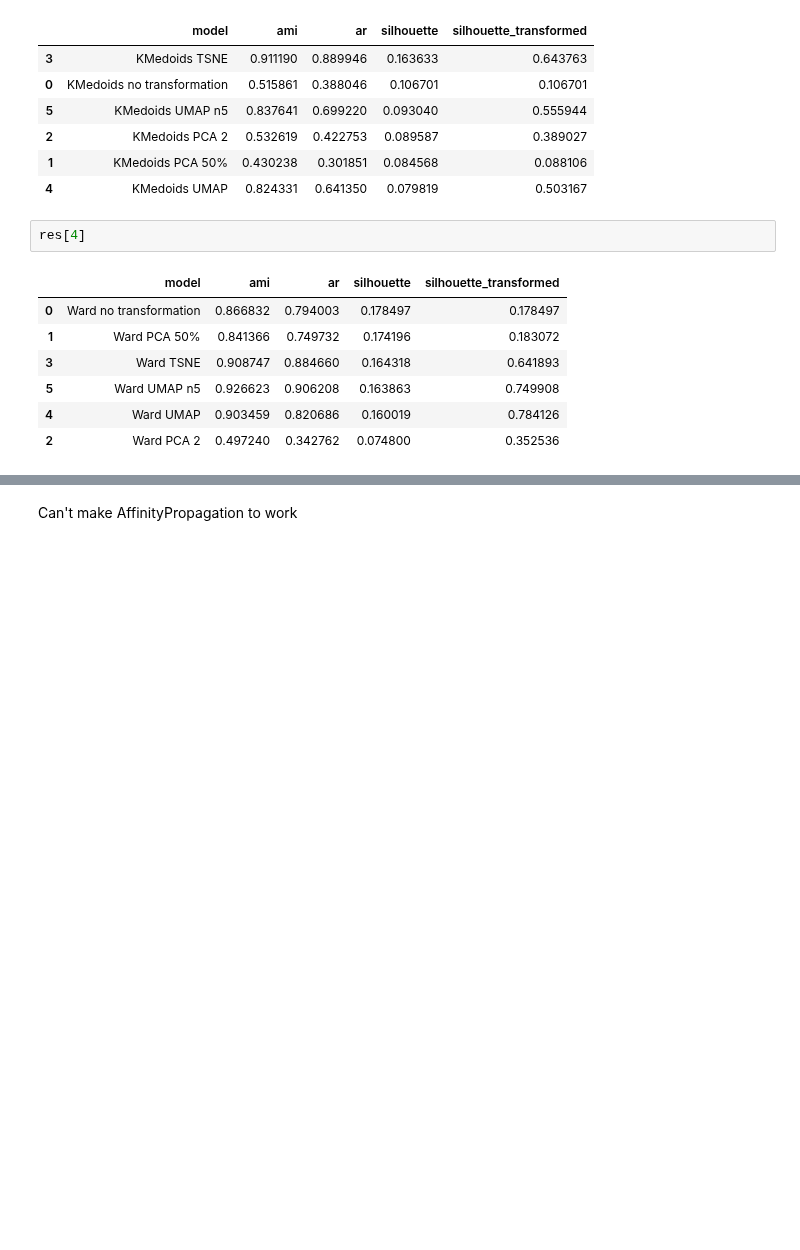
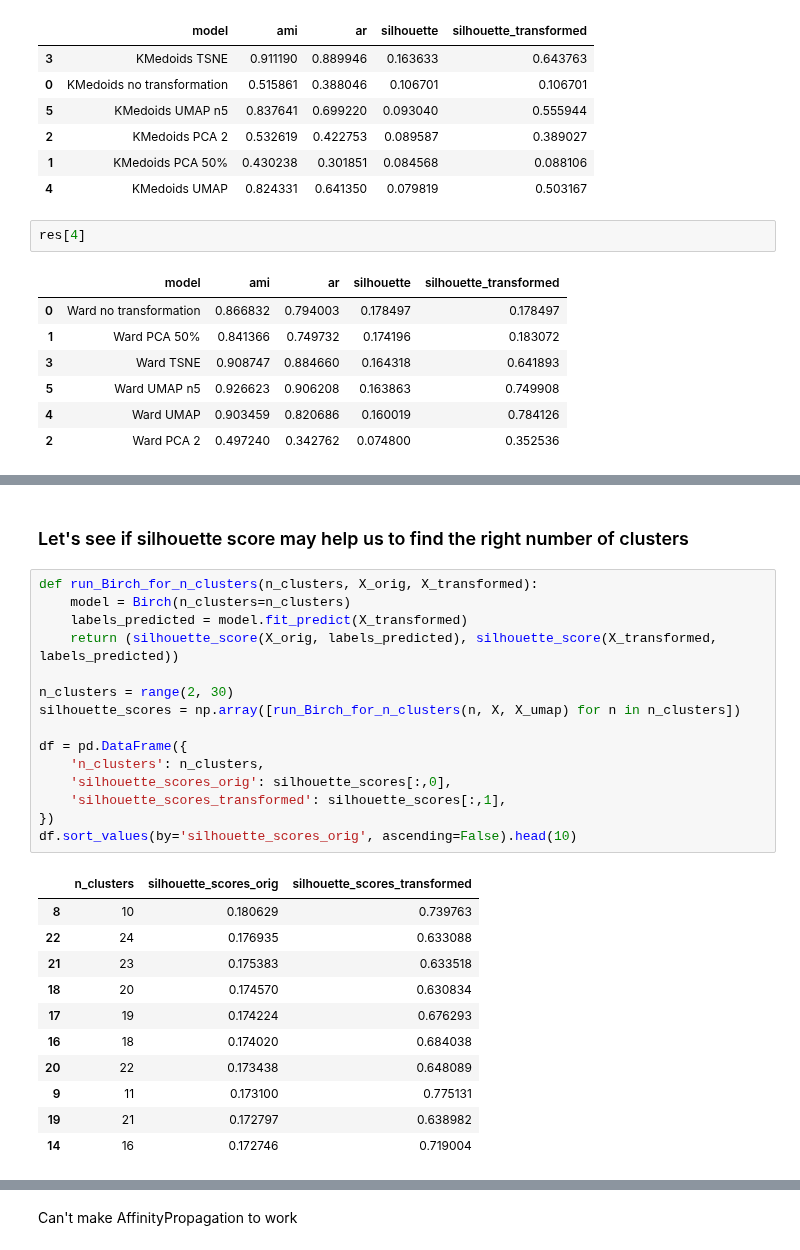
Before and after one commit to VladGnatiuk/projector_ml6, a Jupyter notebook: _vg/homeworks/homework 07. Prjctr HW9. Unsupervised learning.ipynb, the cells around one changed output, grey strips where cells are left out. Cells and saved outputs as stored; diff of their text form; blank space fills up the shorter version.

```diff
--- a/_vg/homeworks/homework 07. Prjctr HW9. Unsupervised learning.ipynb
+++ b/_vg/homeworks/homework 07. Prjctr HW9. Unsupervised learning.ipynb
@@ -338,0 +360,29 @@ res[4]
+# %% [markdown]
+### Let's see if silhouette score may help us to find the right number of clusters
+# %%
+def run_Birch_for_n_clusters(n_clusters, X_orig, X_transformed):
+    model = Birch(n_clusters=n_clusters)
+    labels_predicted = model.fit_predict(X_transformed)
+    return (silhouette_score(X_orig, labels_predicted), silhouette_score(X_transformed, labels_predicted))
+
+n_clusters = range(2, 30)
+silhouette_scores = np.array([run_Birch_for_n_clusters(n, X, X_umap) for n in n_clusters])
+
+df = pd.DataFrame({
+    'n_clusters': n_clusters,
+    'silhouette_scores_orig': silhouette_scores[:,0],
+    'silhouette_scores_transformed': silhouette_scores[:,1],
+})
+df.sort_values(by='silhouette_scores_orig', ascending=False).head(10)
+# %% [output]
+|  | n_clusters | silhouette_scores_orig | silhouette_scores_transformed |
+| 8 | 10 | 0.180629 | 0.739763 |
+| 22 | 24 | 0.176935 | 0.633088 |
+| 21 | 23 | 0.175383 | 0.633518 |
+| 18 | 20 | 0.174570 | 0.630834 |
+| 17 | 19 | 0.174224 | 0.676293 |
+| 16 | 18 | 0.174020 | 0.684038 |
+| 20 | 22 | 0.173438 | 0.648089 |
+| 9 | 11 | 0.173100 | 0.775131 |
+| 19 | 21 | 0.172797 | 0.638982 |
+| 14 | 16 | 0.172746 | 0.719004 |
```
Also changed, not shown: parts of 13 cells of this notebook.
